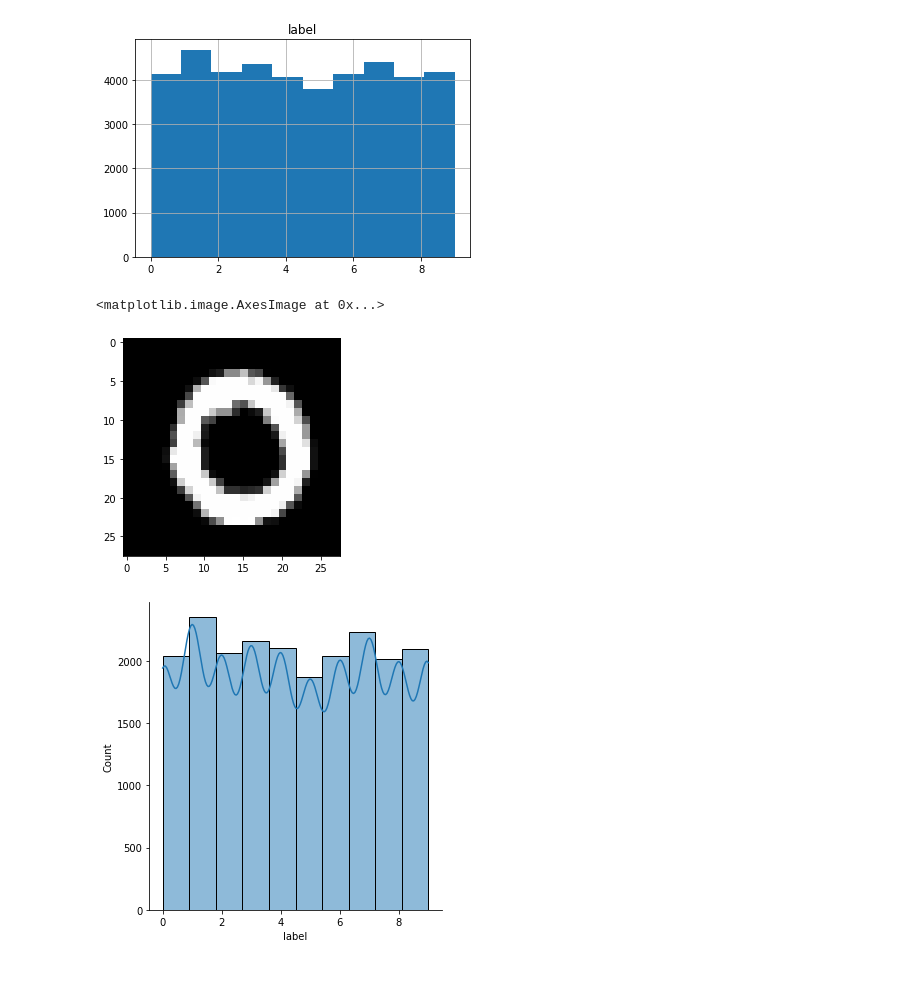
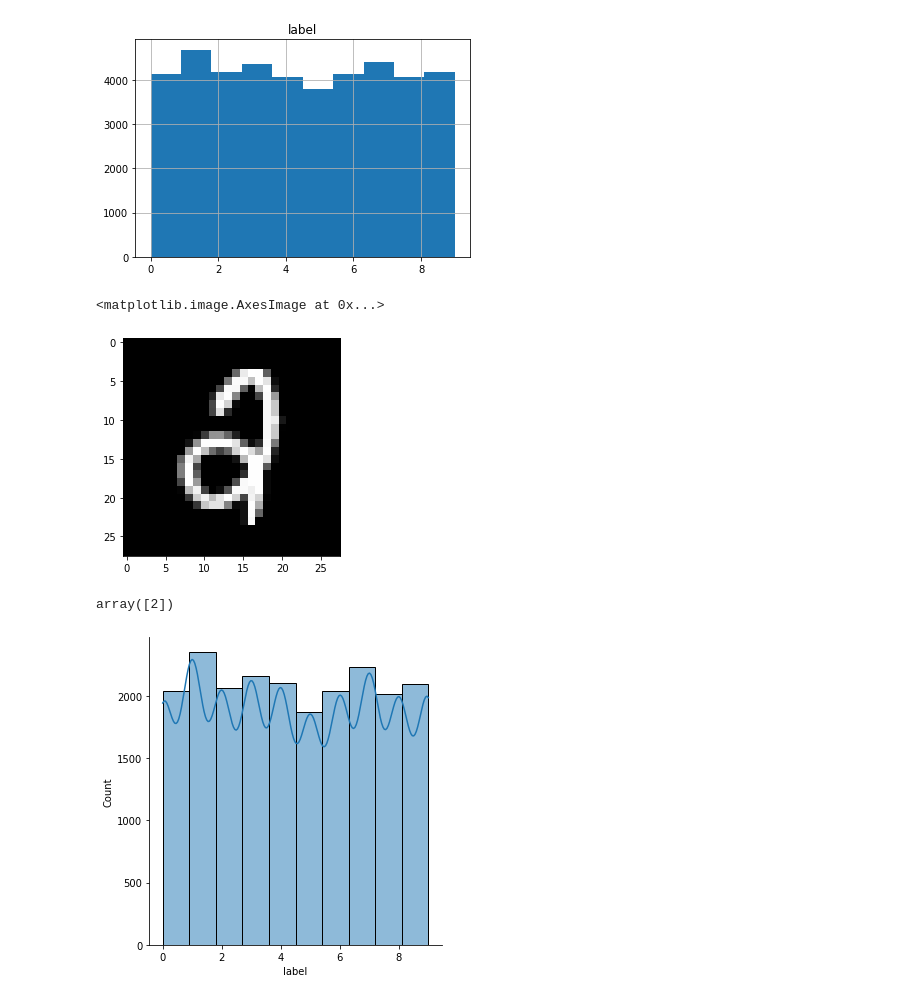
Before and after one commit to DumDereDum/revising_ds_knowledge, a Jupyter notebook: handtyped_nn.ipynb, the cells around one changed output. Drawn from its saved outputs; the diff is of its cells as text; code cells hidden in the pictures.

```diff
--- a/handtyped_nn.ipynb
+++ b/handtyped_nn.ipynb
@@ -49,10 +49,14 @@ data.hist('label')
 array([[<AxesSubplot:title={'center':'label'}>]], dtype=object)
 [figure]
 # %%
-plt.imshow(data.values[1][:-1].reshape(28, 28), cmap='gray')
+plt.imshow(data.values[10000][1:].reshape(28, 28), cmap='gray')
 # %% [output]
 <matplotlib.image.AxesImage at 0x...>
-[figure, old version]
+[figure, new version]
+# %%
+data.values[10000][:1]
+# %% [output]
+array([2])
 # %%
 def split_data_1to1(data):
     test = data[::2]
```
Also changed, not shown: parts of 22 cells of this notebook.
